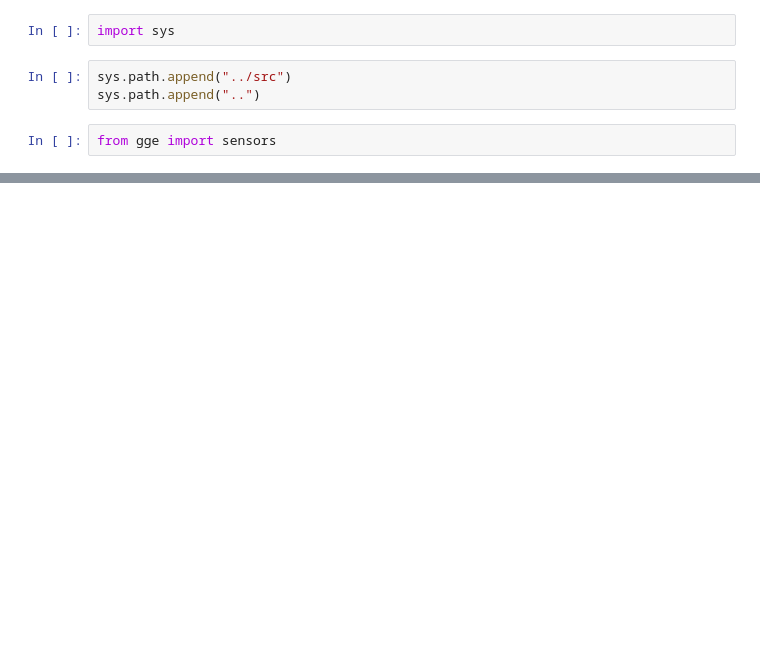
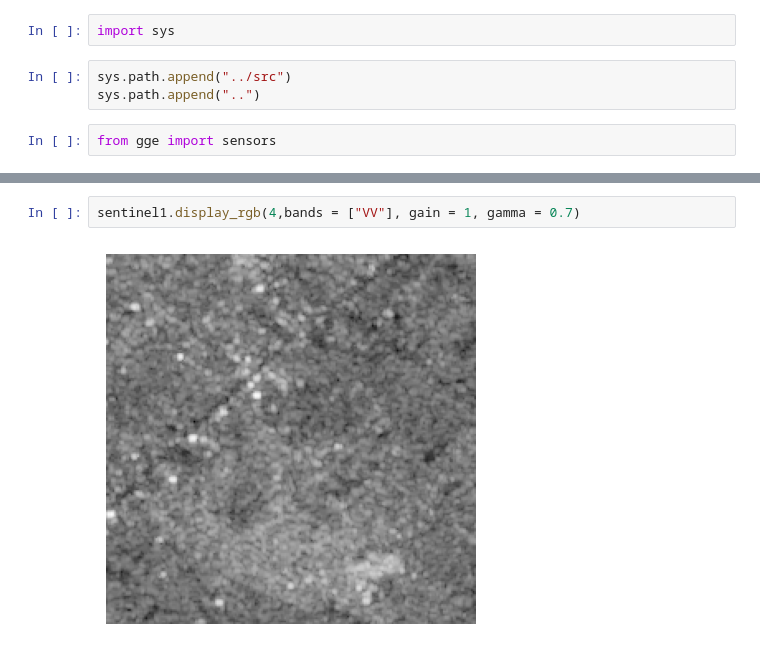
Before and after one commit to aalling93/gge, a Jupyter notebook: Notebooks/Sentinel1.ipynb, the cells around one changed output, grey strips where cells are left out. Drawn from its saved outputs; the diff is of its cells as text; blank space fills up the shorter version.

```diff
--- a/Notebooks/Sentinel1.ipynb
+++ b/Notebooks/Sentinel1.ipynb
@@ -33,0 +252,4 @@ sentinel1.display_rgb(1,bands = ["VV"], gain = 1, gamma = 0.7)
+# %%
+sentinel1.display_rgb(4,bands = ["VV"], gain = 1, gamma = 0.7)
+# %% [output]
+[figure, added]
```
Also changed, not shown: parts of 46 cells of this notebook, 8 other files.
